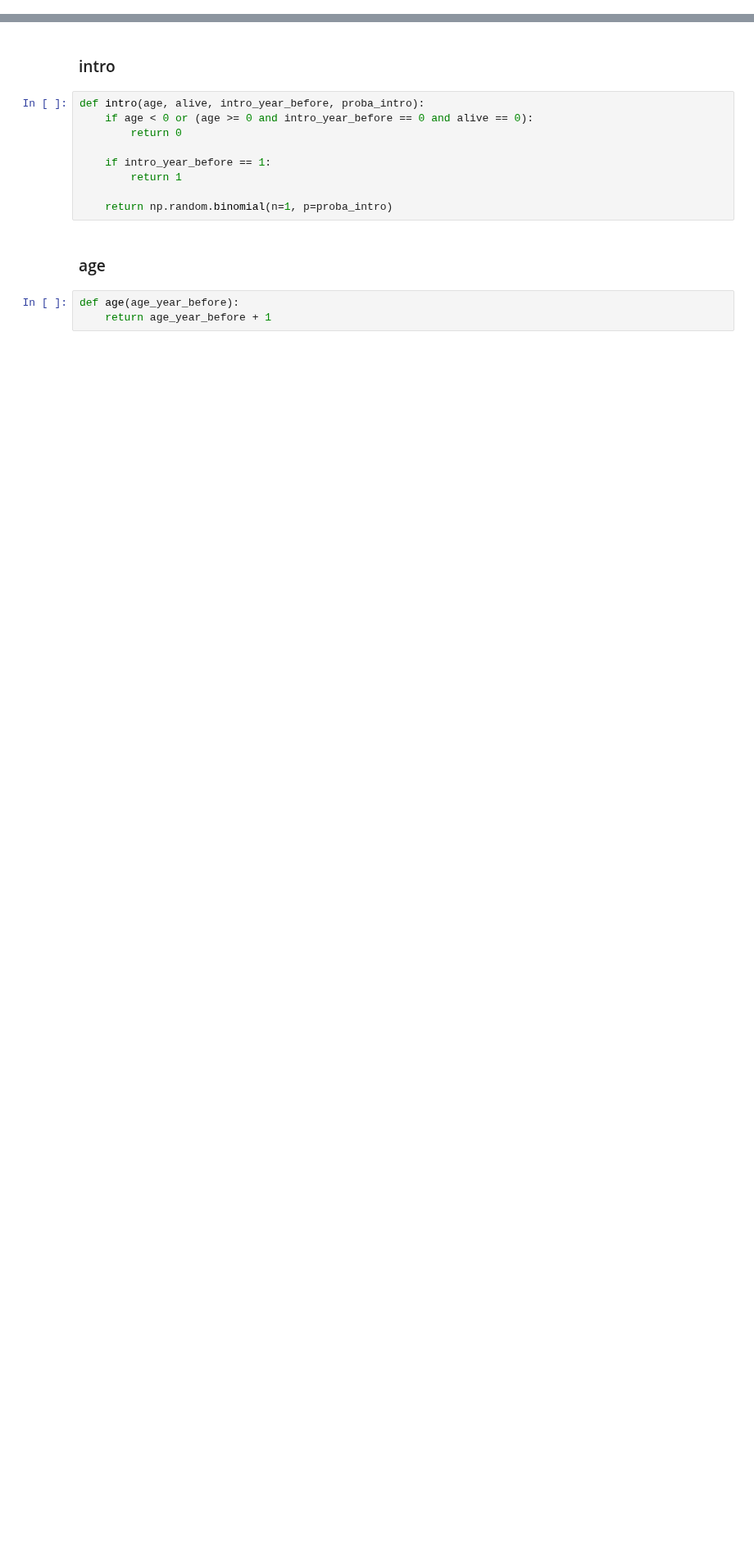
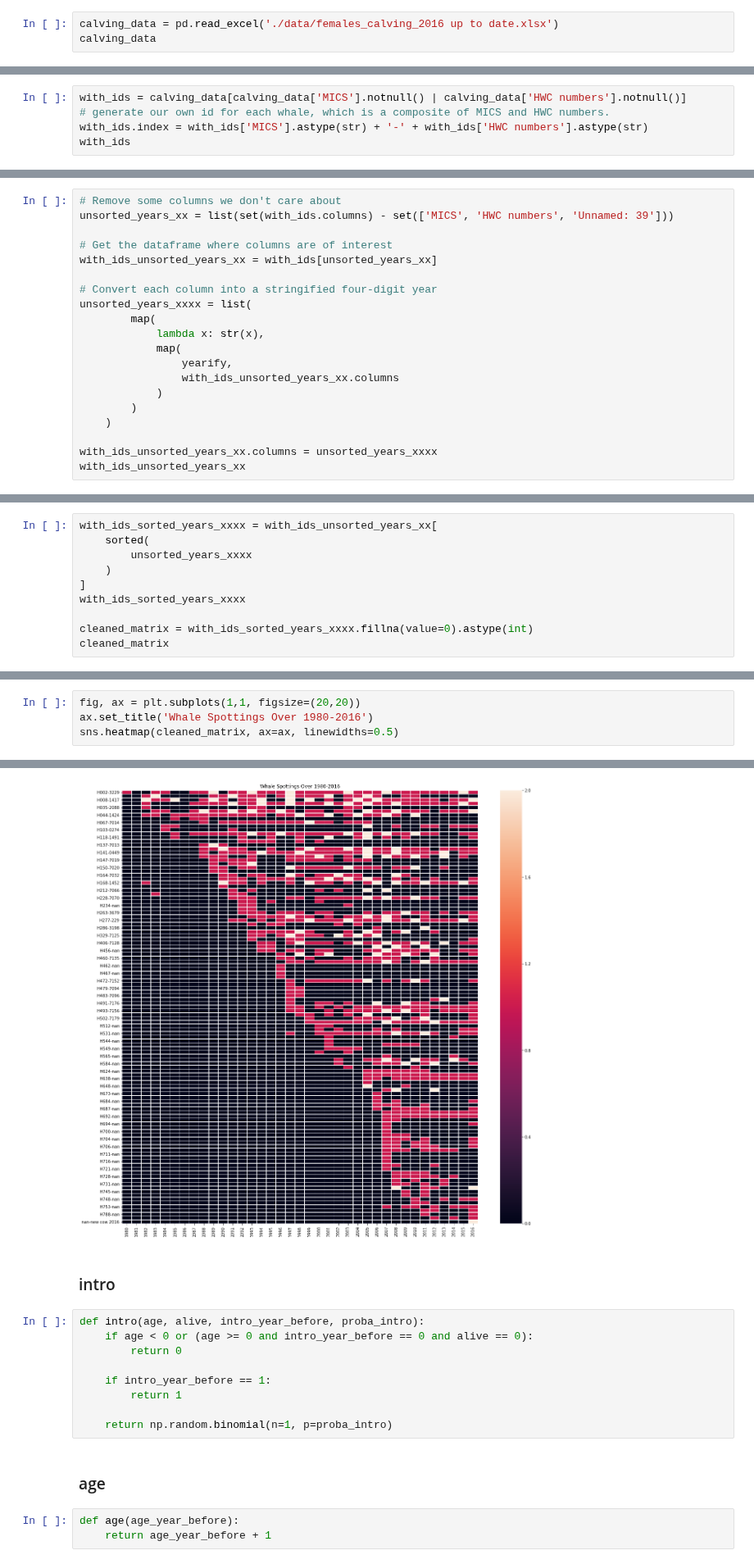
Before and after one commit to Edderic/mics-whales, a Jupyter notebook: mics-whales-pyabc.ipynb, the cells around one changed output, grey strips where cells are left out. Shown at 82% size. Saved outputs shown, nothing was run; the diff lists cells and outputs as text; blank space fills up the shorter version.

Commit message:
add data

```diff
--- a/mics-whales-pyabc.ipynb
+++ b/mics-whales-pyabc.ipynb
@@ -23,0 +24,3 @@ WARNING:theano.configdefaults:install mkl with `conda install mkl-service`: No m
+# %%
+calving_data = pd.read_excel('./data/females_calving_2016 up to date.xlsx')
+calving_data
@@ -23,0 +48,5 @@ WARNING:theano.configdefaults:install mkl with `conda install mkl-service`: No m
+# %%
+with_ids = calving_data[calving_data['MICS'].notnull() | calving_data['HWC numbers'].notnull()]
+# generate our own id for each whale, which is a composite of MICS and HWC numbers.
+with_ids.index = with_ids['MICS'].astype(str) + '-' + with_ids['HWC numbers'].astype(str)
+with_ids
@@ -23,0 +97,20 @@ WARNING:theano.configdefaults:install mkl with `conda install mkl-service`: No m
+# %%
+# Remove some columns we don't care about
+unsorted_years_xx = list(set(with_ids.columns) - set(['MICS', 'HWC numbers', 'Unnamed: 39']))
+
+# Get the dataframe where columns are of interest
+with_ids_unsorted_years_xx = with_ids[unsorted_years_xx]
+
+# Convert each column into a stringified four-digit year
+unsorted_years_xxxx = list(
+        map(
+            lambda x: str(x),
+            map(
+                yearify,
+                with_ids_unsorted_years_xx.columns
+            )
+        )
+    )
+
+with_ids_unsorted_years_xx.columns = unsorted_years_xxxx
+with_ids_unsorted_years_xx
@@ -23,0 +138,10 @@ WARNING:theano.configdefaults:install mkl with `conda install mkl-service`: No m
+# %%
+with_ids_sorted_years_xxxx = with_ids_unsorted_years_xx[
+    sorted(
+        unsorted_years_xxxx
+    )
+]
+with_ids_sorted_years_xxxx
+
+cleaned_matrix = with_ids_sorted_years_xxxx.fillna(value=0).astype(int)
+cleaned_matrix
@@ -23,0 +169,5 @@ WARNING:theano.configdefaults:install mkl with `conda install mkl-service`: No m
+# %%
+fig, ax = plt.subplots(1,1, figsize=(20,20))
+ax.set_title('Whale Spottings Over 1980-2016')
+sns.heatmap(cleaned_matrix, ax=ax, linewidths=0.5)
+# %% [output]
@@ -24,3 +175,4 @@ WARNING:theano.configdefaults:install mkl with `conda install mkl-service`: No m
+[figure, added]
 # %% [markdown]
 ### intro
 # %%
```
Also changed, not shown: parts of 14 cells of this notebook.
